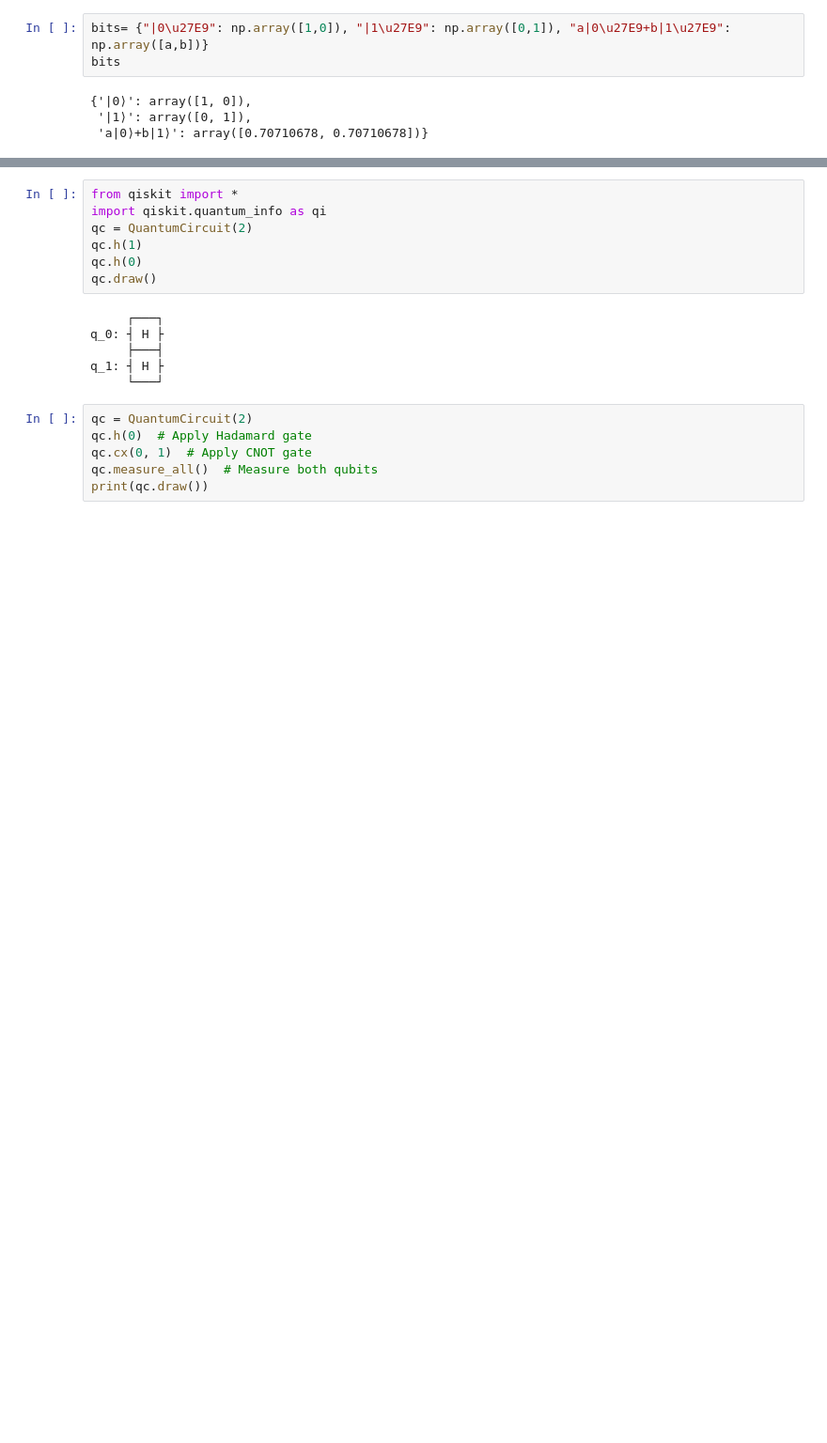
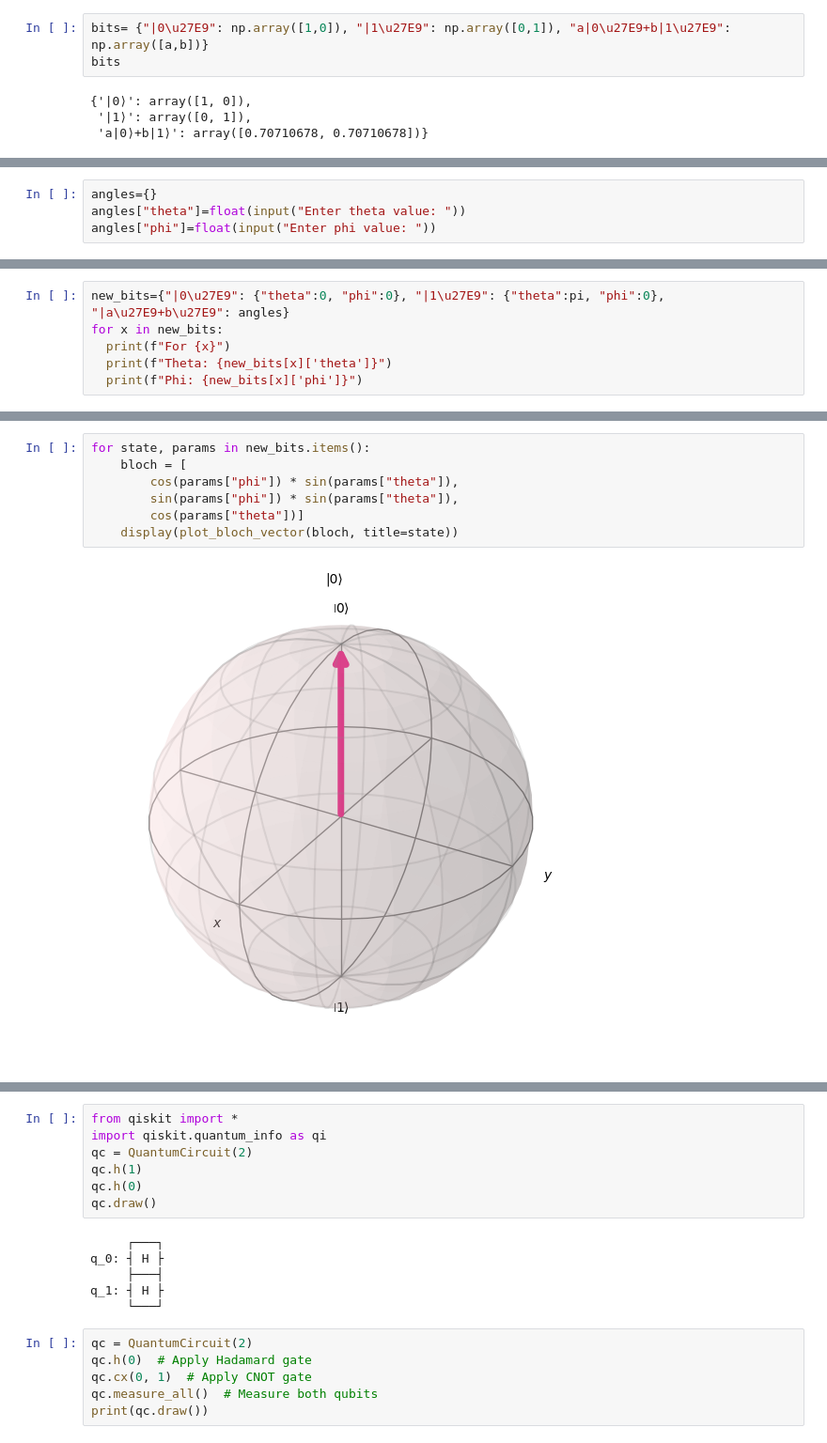
Before and after one commit to Neermita18/QuantumChem, a Jupyter notebook: BasicsOfQuantum.ipynb, the cells around one changed output, grey strips where cells are left out. Shown at 94% size. Drawn from its saved outputs; the diff is of its cells as text; blank space fills up the shorter version.

Commit message:
bloch sphere repr

```diff
--- a/BasicsOfQuantum.ipynb
+++ b/BasicsOfQuantum.ipynb
@@ -58,0 +65,4 @@ Probability of 1 is: 50.000000000000014%
+# %%
+angles={}
+angles["theta"]=float(input("Enter theta value: "))
+angles["phi"]=float(input("Enter phi value: "))
@@ -58,0 +72,6 @@ Probability of 1 is: 50.000000000000014%
+# %%
+new_bits={"|0\u27E9": {"theta":0, "phi":0}, "|1\u27E9": {"theta":pi, "phi":0}, "|a\u27E9+b\u27E9": angles}
+for x in new_bits:
+  print(f"For {x}")
+  print(f"Theta: {new_bits[x]['theta']}")
+  print(f"Phi: {new_bits[x]['phi']}")
@@ -58,0 +88,9 @@ Probability of 1 is: 50.000000000000014%
+# %%
+for state, params in new_bits.items():
+    bloch = [
+        cos(params["phi"]) * sin(params["theta"]),
+        sin(params["phi"]) * sin(params["theta"]),
+        cos(params["theta"])]
+    display(plot_bloch_vector(bloch, title=state))
+# %% [output]
+[figure, added]
```
Also changed, not shown: parts of 9 cells of this notebook.
